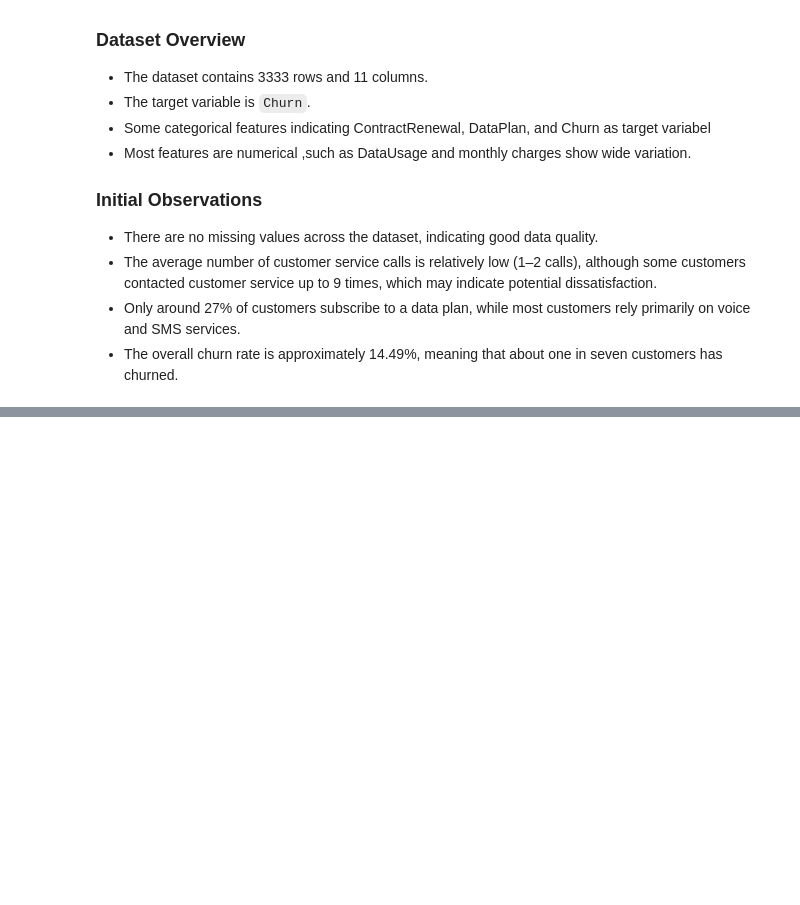
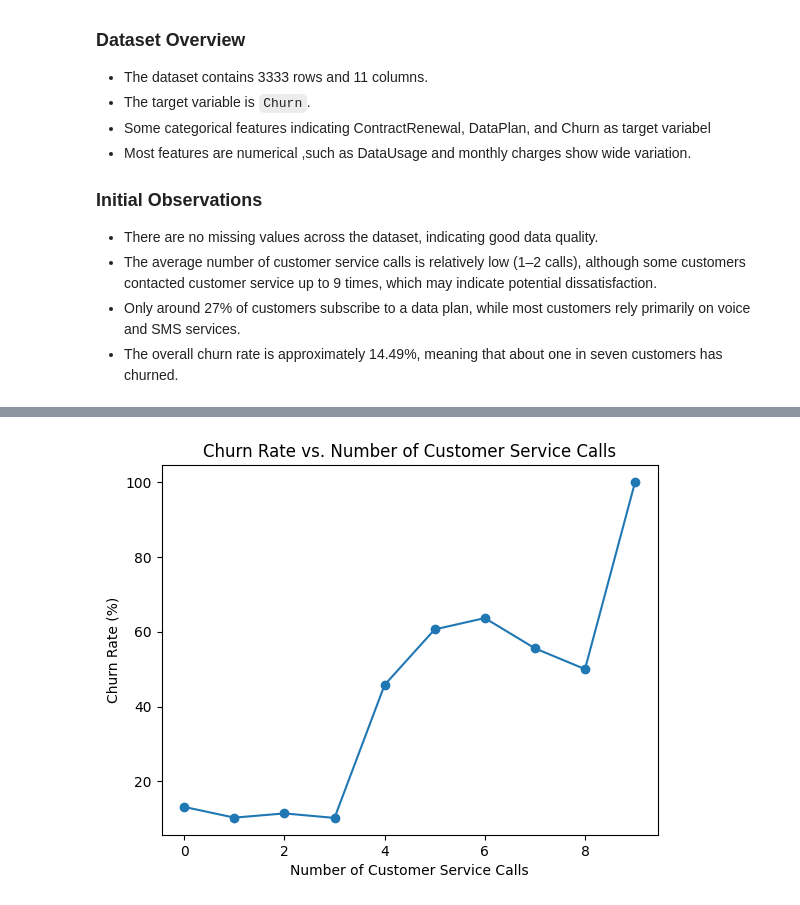
Before and after one commit to yulita231/customer-churn-analysis, a Jupyter notebook: customerChurnAnalysis.ipynb, the cells around one changed output, grey strips where cells are left out. Cells and saved outputs as stored; diff of their text form; code cells hidden in the pictures; blank space fills up the shorter version.

```diff
--- a/customerChurnAnalysis.ipynb
+++ b/customerChurnAnalysis.ipynb
@@ -68,0 +72,11 @@ df.head()
+# %%
+cs_summary = (
+    df.groupby('CustServCalls')
+      .agg(
+          churn_rate=('Churn', 'mean'),
+          total_customers=('Churn', 'count')
+      )
+)
+
+cs_summary['churn_rate'] = cs_summary['churn_rate'] * 100
+cs_summary
@@ -68,0 +96,12 @@ df.head()
+# %%
+import matplotlib.pyplot as plt
+import seaborn as sns
+
+plt.figure()
+plt.plot(cs_summary.index, cs_summary['churn_rate'], marker='o')
+plt.xlabel('Number of Customer Service Calls')
+plt.ylabel('Churn Rate (%)')
+plt.title('Churn Rate vs. Number of Customer Service Calls')
+plt.show()
+# %% [output]
+[figure, added]
```
Also changed, not shown: parts of 18 cells of this notebook, 1 other file.
